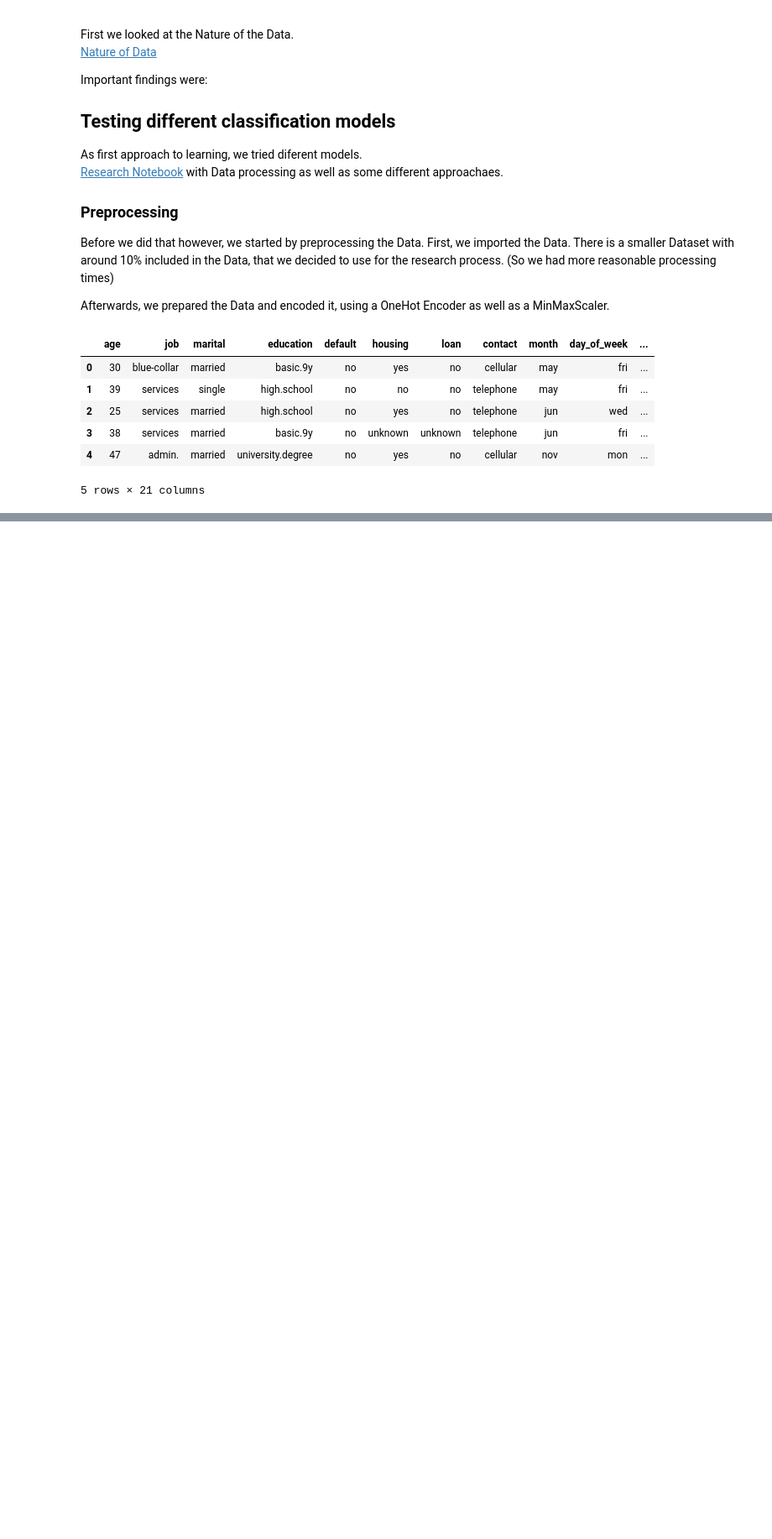
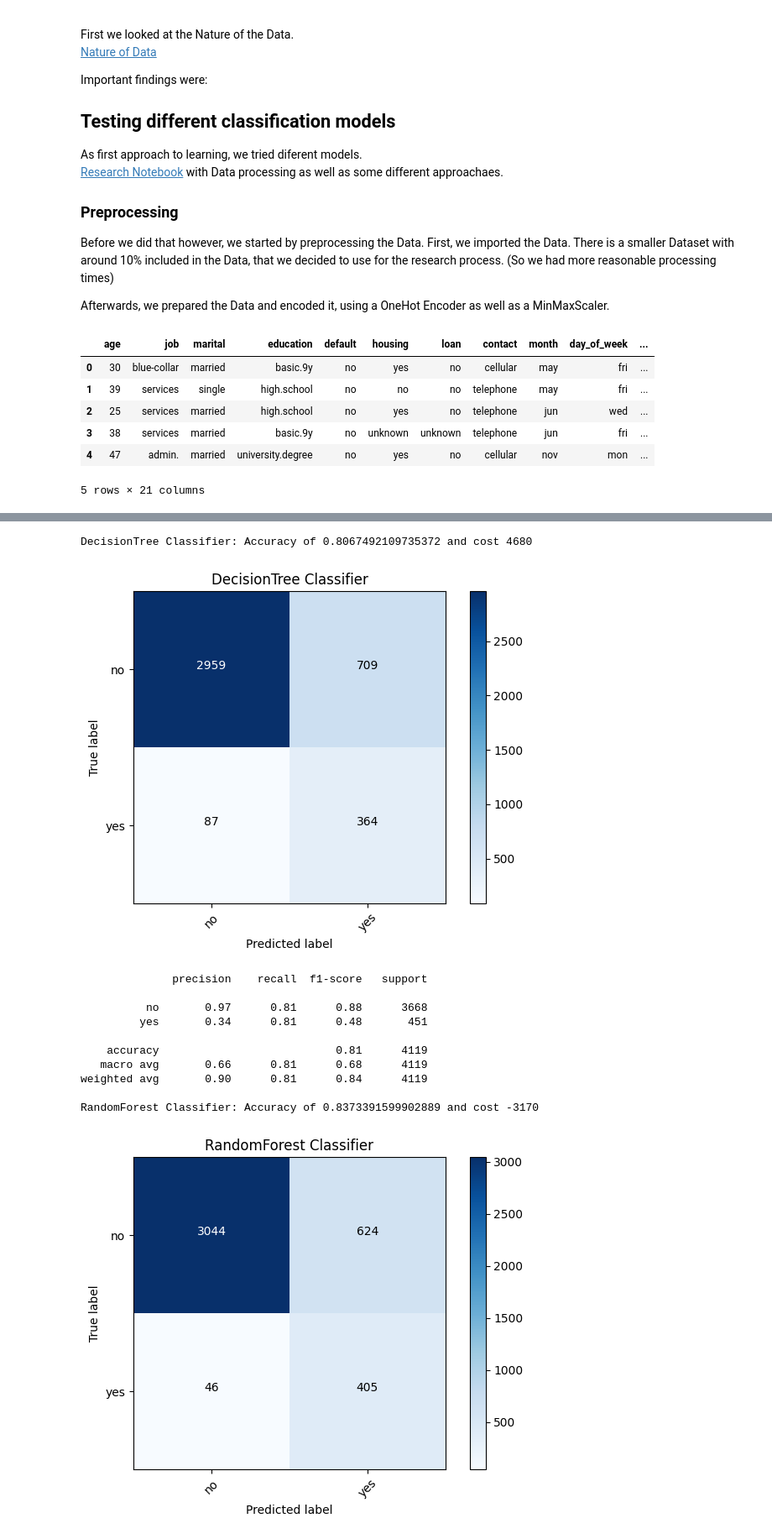
Before and after one commit to joscha-st/ibait_ml_g1, a Jupyter notebook: main.ipynb, the cells around one changed output, grey strips where cells are left out. Shown at 84% size. Saved outputs shown, nothing was run; the diff lists cells and outputs as text; code cells hidden in the pictures; blank space fills up the shorter version.

Commit message:
main.ipynb - Pipeline, CV, ConfusionMatrix, Cost Function

```diff
--- a/main.ipynb
+++ b/main.ipynb
@@ -78,0 +148,73 @@ bank_encoded.head()
+# %%
+from matplotlib import pyplot as plt
+from sklearn.metrics import confusion_matrix, accuracy_score, classification_report
+from sklearn.model_selection import cross_val_predict
+
+def cost_function(y_true, y_pred):
+    cm = confusion_matrix(y_true, y_pred, labels=label_order)
+    return cm[0][0] * 0 + cm[0][1] * 20 - cm[1][1] * 50 + cm[1][0] * 100
+
+
+# Define a list of tuples where the first element is the classifier's name and the second is the classifier itself
+classifiers = [('DecisionTree', dt_pipeline),
+               ('RandomForest', rf_pipeline),
+               ('KNN', knn_pipeline),
+               ('MultinomialNB', mnb_pipeline),
+               ('GaussianNB', gnb_pipeline)]
+
+# Initialize lists to store classifier names and their performances
+names = []
+accuracies = []
+costs = []
+
+# Loop over the classifiers
+for name, classifier in classifiers:
+    prediction = cross_val_predict(classifier, bank_data, bank_target, cv=10)
+
+    # Calculate accuracy and cost
+    cm = confusion_matrix(bank_target, prediction)
+    acc = accuracy_score(bank_target, prediction)
+    cost = cost_function(bank_target, prediction)
+
+    # Append the name and performance metrics to the lists
+    names.append(name)
+    accuracies.append(acc)
+    costs.append(cost)
+
+    # Plot Confusion Matrix for each classifier
+    print("\n{} Classifier: Accuracy of {} and cost {}".format(name, acc, cost))
+    plot_confusion_matrix(cm, classes=label_names, title='{} Classifier'.format(name))
+    plt.show()
+    print(classification_report(bank_target, prediction, target_names=label_names))
+
+# Plotting comparison
+plt.figure(figsize=(12,5))
+
+# Subplot for accuracy
+plt.subplot(121)  # 1 row, 2 columns, plot 1
+plt.bar(names, accuracies)
+plt.title('Accuracy comparison')
+plt.ylabel('Accuracy')
+
+# Subplot for cost
+plt.subplot(122)  # 1 row, 2 columns, plot 2
+plt.bar(names, costs)
+plt.title('Cost comparison')
+plt.ylabel('Cost')
+
+plt.tight_layout()
+plt.show()
+# %% [output]
+DecisionTree Classifier: Accuracy of 0.8067492109735372 and cost 4680
+[figure, added]
+              precision    recall  f1-score   support
+
+          no       0.97      0.81      0.88      3668
+         yes       0.34      0.81      0.48       451
+
+    accuracy                           0.81      4119
+   macro avg       0.66      0.81      0.68      4119
+weighted avg       0.90      0.81      0.84      4119
+
+RandomForest Classifier: Accuracy of 0.8373391599902889 and cost -3170
+[figure, added]
```
Also changed, not shown: parts of 10 cells of this notebook.
